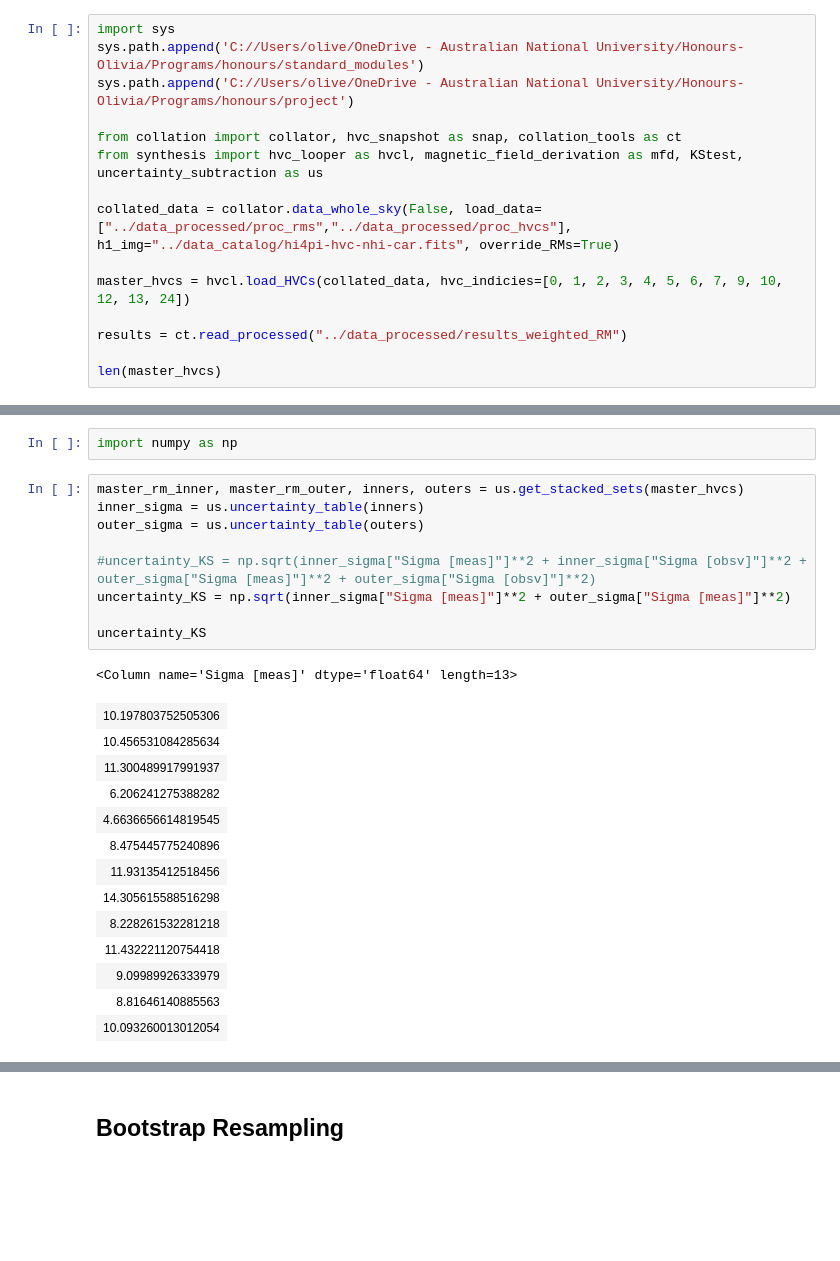
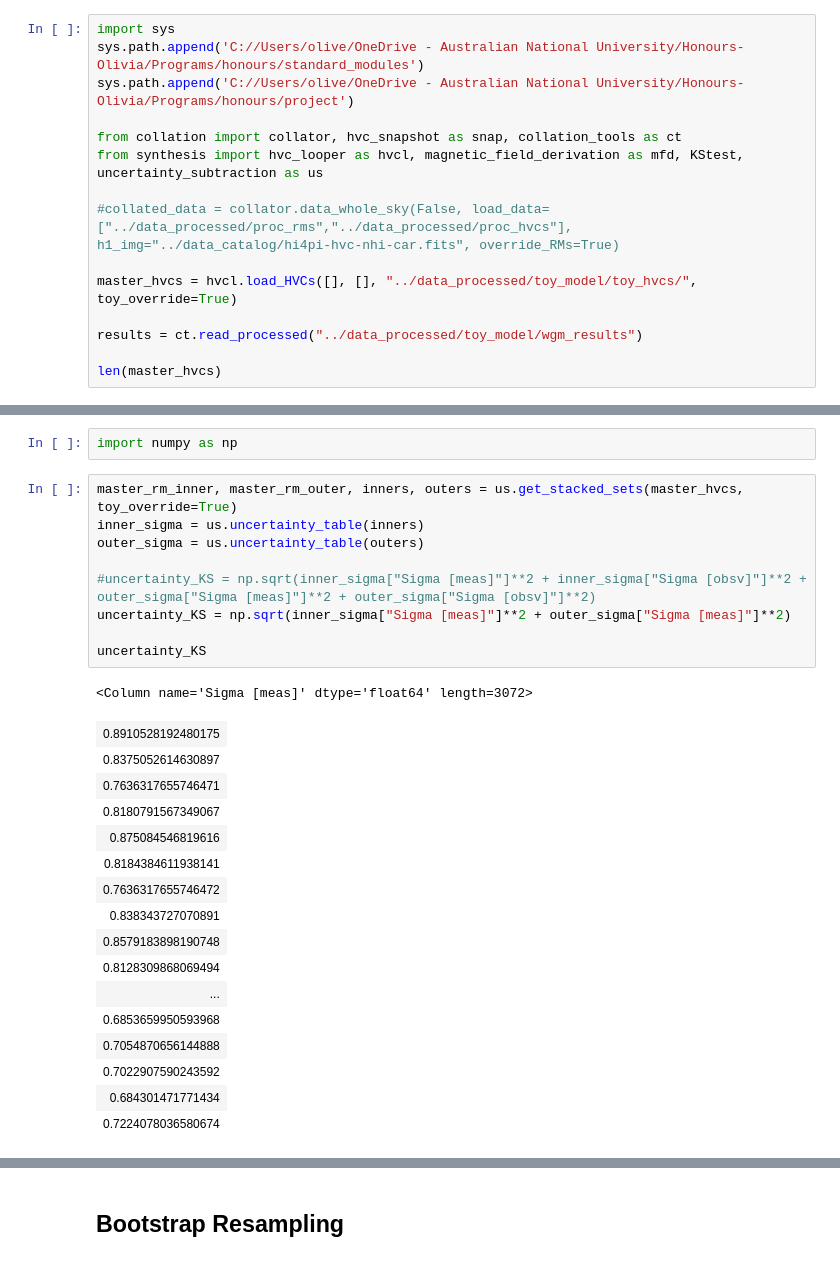
Before and after one commit to Olivex727/hvc-magnetic-honours-programs, a Jupyter notebook: synthesis/uncertainties.ipynb, the cells around one changed output, grey strips where cells are left out. Drawn from its saved outputs; the diff is of its cells as text; blank space fills up the shorter version.

```diff
--- a/synthesis/uncertainties.ipynb
+++ b/synthesis/uncertainties.ipynb
@@ -6,11 +6,11 @@ sys.path.append('C://Users/olive/OneDrive - Australian National University/Honou
 from collation import collator, hvc_snapshot as snap, collation_tools as ct
 from synthesis import hvc_looper as hvcl, magnetic_field_derivation as mfd, KStest, uncertainty_subtraction as us
 
-collated_data = collator.data_whole_sky(False, load_data=["../data_processed/proc_rms","../data_processed/proc_hvcs"], h1_img="../data_catalog/hi4pi-hvc-nhi-car.fits", override_RMs=True)
+#collated_data = collator.data_whole_sky(False, load_data=["../data_processed/proc_rms","../data_processed/proc_hvcs"], h1_img="../data_catalog/hi4pi-hvc-nhi-car.fits", override_RMs=True)
 
-master_hvcs = hvcl.load_HVCs(collated_data, hvc_indicies=[0, 1, 2, 3, 4, 5, 6, 7, 9, 10, 12, 13, 24])
+master_hvcs = hvcl.load_HVCs([], [], "../data_processed/toy_model/toy_hvcs/", toy_override=True)
 
-results = ct.read_processed("../data_processed/results_weighted_RM")
+results = ct.read_processed("../data_processed/toy_model/wgm_results")
 
 len(master_hvcs)
 # %% [output]
@@ -29,29 +21,32 @@ Process complete
 # %%
 import numpy as np
 # %%
-master_rm_inner, master_rm_outer, inners, outers = us.get_stacked_sets(master_hvcs)
+master_rm_inner, master_rm_outer, inners, outers = us.get_stacked_sets(master_hvcs, toy_override=True)
 inner_sigma = us.uncertainty_table(inners)
 outer_sigma = us.uncertainty_table(outers)
 
 #uncertainty_KS = np.sqrt(inner_sigma["Sigma [meas]"]**2 + inner_sigma["Sigma [obsv]"]**2 + outer_sigma["Sigma [meas]"]**2 + outer_sigma["Sigma [obsv]"]**2)
 uncertainty_KS = np.sqrt(inner_sigma["Sigma [meas]"]**2 + outer_sigma["Sigma [meas]"]**2)
 
 uncertainty_KS
 # %% [output]
-<Column name='Sigma [meas]' dtype='float64' length=13>
+<Column name='Sigma [meas]' dtype='float64' length=3072>
-| 10.197803752505306 |
-| 10.456531084285634 |
-| 11.300489917991937 |
-| 6.206241275388282 |
-| 4.6636656614819545 |
-| 8.475445775240896 |
-| 11.93135412518456 |
-| 14.305615588516298 |
-| 8.228261532281218 |
-| 11.432221120754418 |
-| 9.09989926333979 |
-| 8.81646140885563 |
-| 10.093260013012054 |
+| 0.8910528192480175 |
+| 0.8375052614630897 |
+| 0.7636317655746471 |
+| 0.8180791567349067 |
+| 0.875084546819616 |
+| 0.8184384611938141 |
+| 0.7636317655746472 |
+| 0.838343727070891 |
+| 0.8579183898190748 |
+| 0.8128309868069494 |
+| ... |
+| 0.6853659950593968 |
+| 0.7054870656144888 |
+| 0.7022907590243592 |
+| 0.684301471771434 |
+| 0.7224078036580674 |
 # %%
 results.add_column(uncertainty_KS, name="KS unc")
 
```
Also changed, not shown: parts of 5 cells of this notebook, 7 other files.
